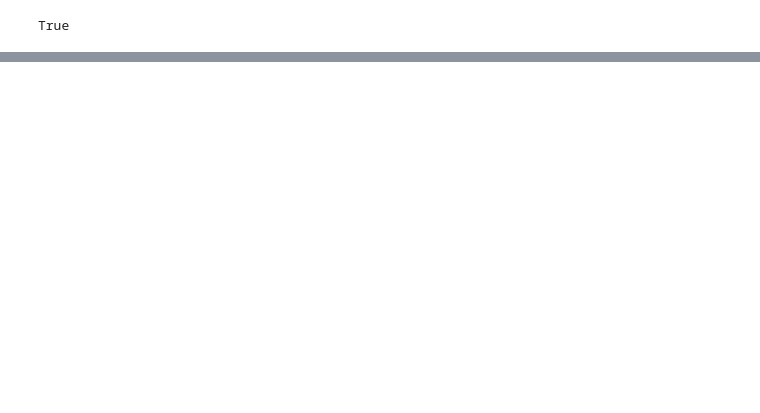
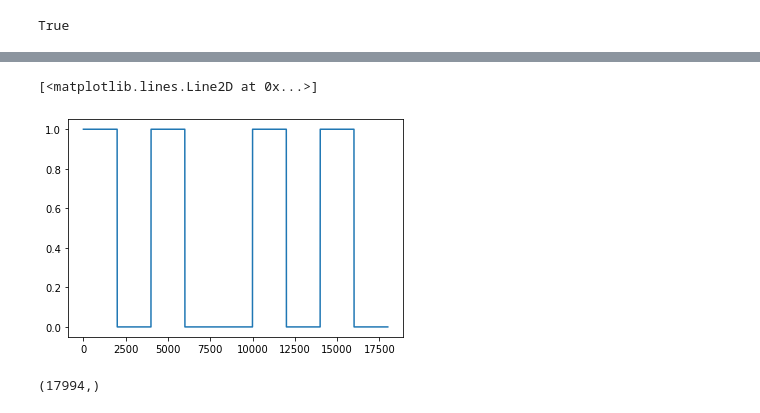
Before and after one commit to MattanTseng/ME_592_HW3, a Jupyter notebook: part2/part2_LSTM.ipynb, the cells around one changed output, grey strips where cells are left out. Cells and saved outputs as stored; diff of their text form; code cells hidden in the pictures; blank space fills up the shorter version.

```diff
--- a/part2/part2_LSTM.ipynb
+++ b/part2/part2_LSTM.ipynb
@@ -221,0 +305,5 @@ Epoch 8, Loss_train: 0.1068, Loss_test: 0.0831
+# %%
+plt.plot(y_test)
+# %% [output]
+[<matplotlib.lines.Line2D at 0x...>]
+[figure, added]
@@ -221,0 +321,4 @@ Epoch 8, Loss_train: 0.1068, Loss_test: 0.0831
+# %%
+print(test_return.shape)
+# %% [output]
+(17994,)
```
Also changed, not shown: parts of 46 cells of this notebook.
